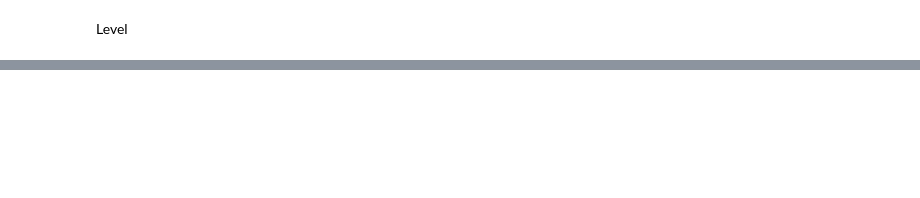
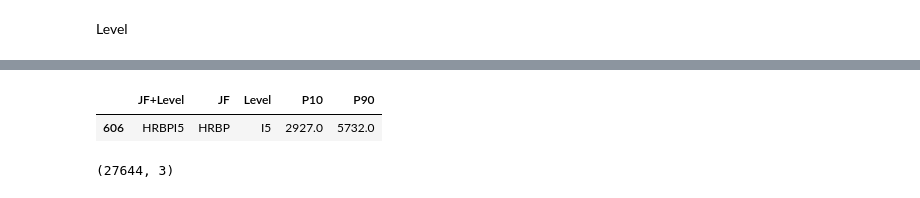
Before and after one commit to LazyHooks/Aon_Optimus, a Jupyter notebook: optimus_v5.ipynb, the cells around one changed output, grey strips where cells are left out. Cells and saved outputs as stored; diff of their text form; code cells hidden in the pictures; blank space fills up the shorter version.

```diff
--- a/optimus_v5.ipynb
+++ b/optimus_v5.ipynb
@@ -229,0 +327,2 @@ print('Classification Report:\n', classification_report(y_test_actual_2, y_test_
+# %%
+ref_table = pd.read_excel('GCC_LOL.xlsx')
@@ -229,0 +334,31 @@ print('Classification Report:\n', classification_report(y_test_actual_2, y_test_
+# %%
+def find_in_ref(df, jf, level):
+  try:
+    return df.loc[(df.JF == jf) & (df.Level == level)]
+  except:
+    return None
+
+def check_range_ref(ref_df, comp, index):
+  ref_row = ref_df.loc[ref_df.index == index]
+
+  if comp >= ref_row.P10.values[0] and comp <= ref_row.P90.values[0] :
+    return True
+
+  return False
+
+def compare_range_ref(ref_df, comp, index):
+  ref_row = ref_df.loc[ref_df.index == index]
+
+  if comp < ref_row.P10.values[0]:
+    return -1
+  elif comp > ref_row.P90.values[0]:
+    return 1
+  elif comp >= ref_row.P10.values[0] and comp <= ref_row.P90.values[0] :
+    return 0
+
+  return False
+# %%
+find_in_ref(ref_table, 'HRBP', 'I5')
+# %% [output]
+|  | JF+Level | JF | Level | P10 | P90 |
+| 606 | HRBPI5 | HRBP | I5 | 2927.0 | 5732.0 |
@@ -229,0 +367,5 @@ print('Classification Report:\n', classification_report(y_test_actual_2, y_test_
+# %%
+pd.DataFrame(init_maps).to_csv('init_maps.csv')
+init_maps.shape
+# %% [output]
+(27644, 3)
```
Also changed, not shown: parts of 39 cells of this notebook.
